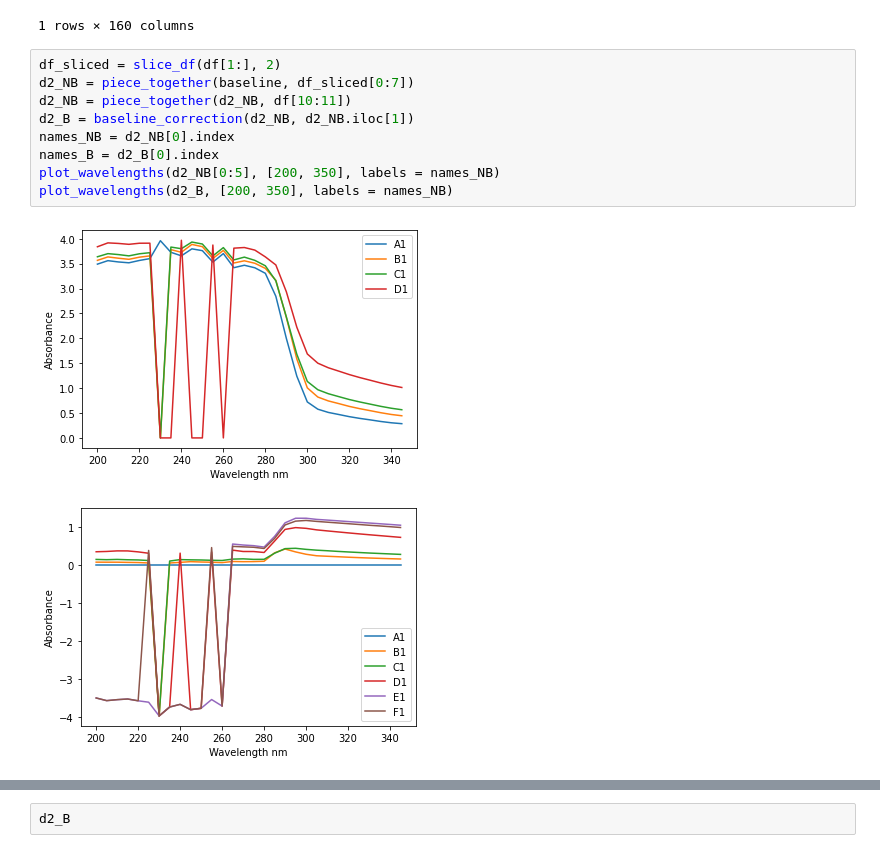
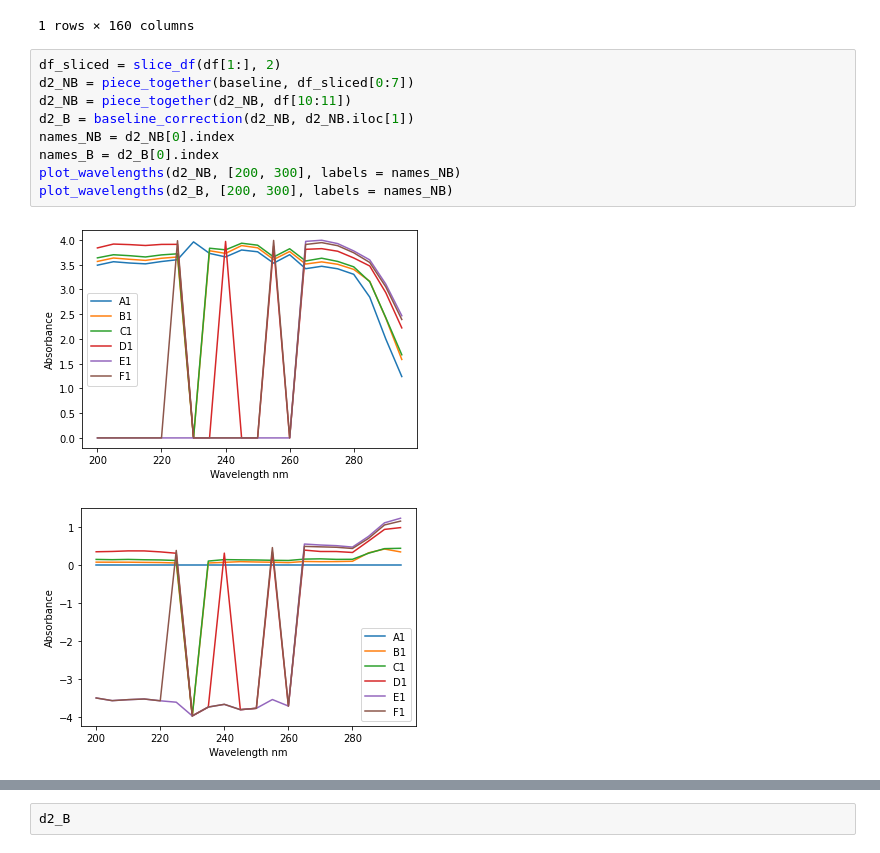
Before and after one commit to pozzo-research-group/OT2Protocols, a Jupyter notebook: ot2protocol/Ouzo_OT2_Sampling/Plate Reader Extract.ipynb, the cells around one changed output, grey strips where cells are left out. Saved outputs shown, nothing was run; the diff lists cells and outputs as text.

```diff
--- a/ot2protocol/Ouzo_OT2_Sampling/Plate Reader Extract.ipynb
+++ b/ot2protocol/Ouzo_OT2_Sampling/Plate Reader Extract.ipynb
@@ -150,13 +165,13 @@ df[10:11]
 # %%
 df_sliced = slice_df(df[1:], 2)
 d2_NB = piece_together(baseline, df_sliced[0:7])
 d2_NB = piece_together(d2_NB, df[10:11])
 d2_B = baseline_correction(d2_NB, d2_NB.iloc[1])
 names_NB = d2_NB[0].index
 names_B = d2_B[0].index
-plot_wavelengths(d2_NB[0:5], [200, 350], labels = names_NB)
-plot_wavelengths(d2_B, [200, 350], labels = names_NB)
+plot_wavelengths(d2_NB, [200, 300], labels = names_NB)
+plot_wavelengths(d2_B, [200, 300], labels = names_NB)
 # %% [output]
-[figure, old version]
+[figure, new version]
-[figure, old version]
+[figure, new version]
 # %%
```
Also changed, not shown: parts of 2 cells of this notebook, 4 other files.
